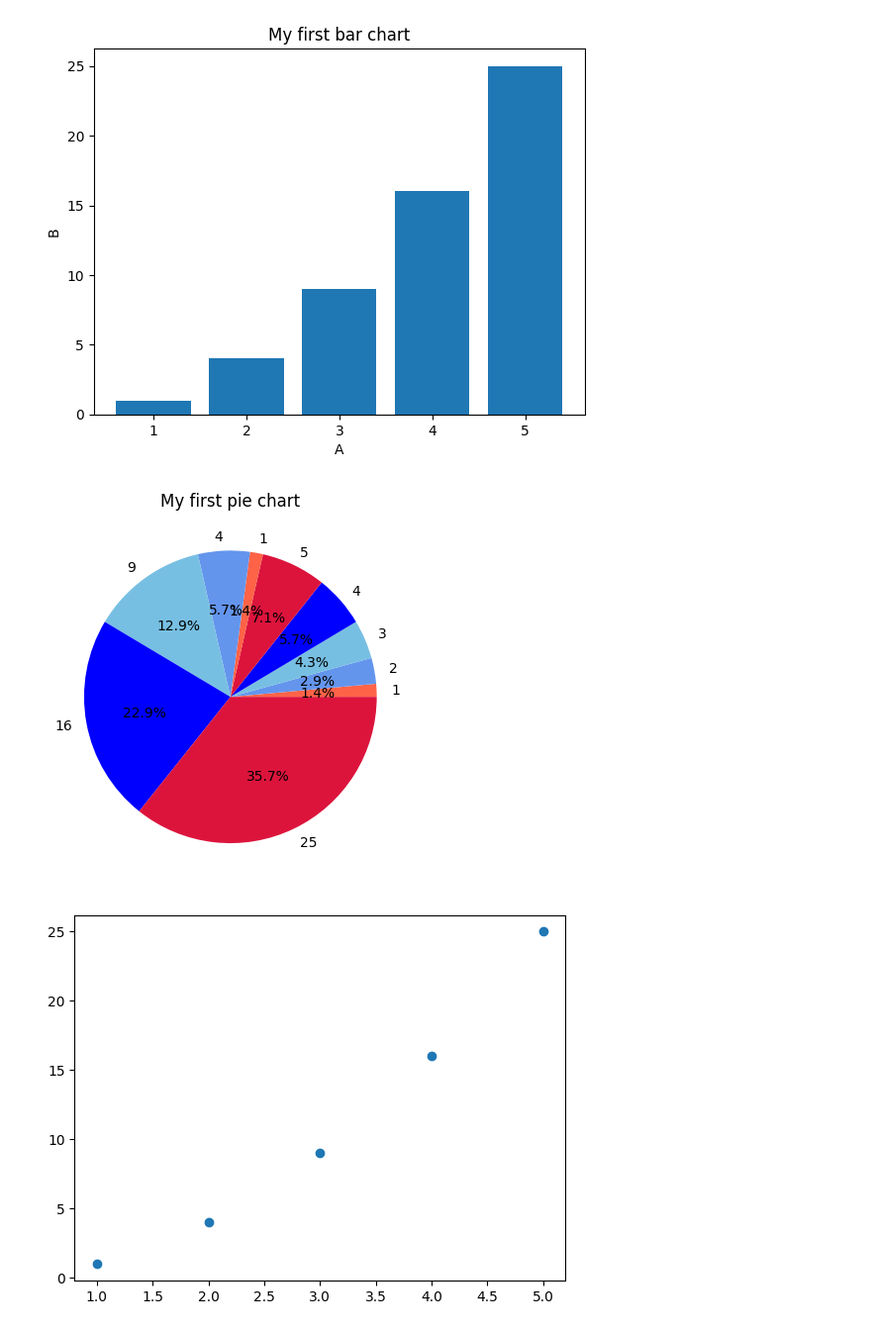
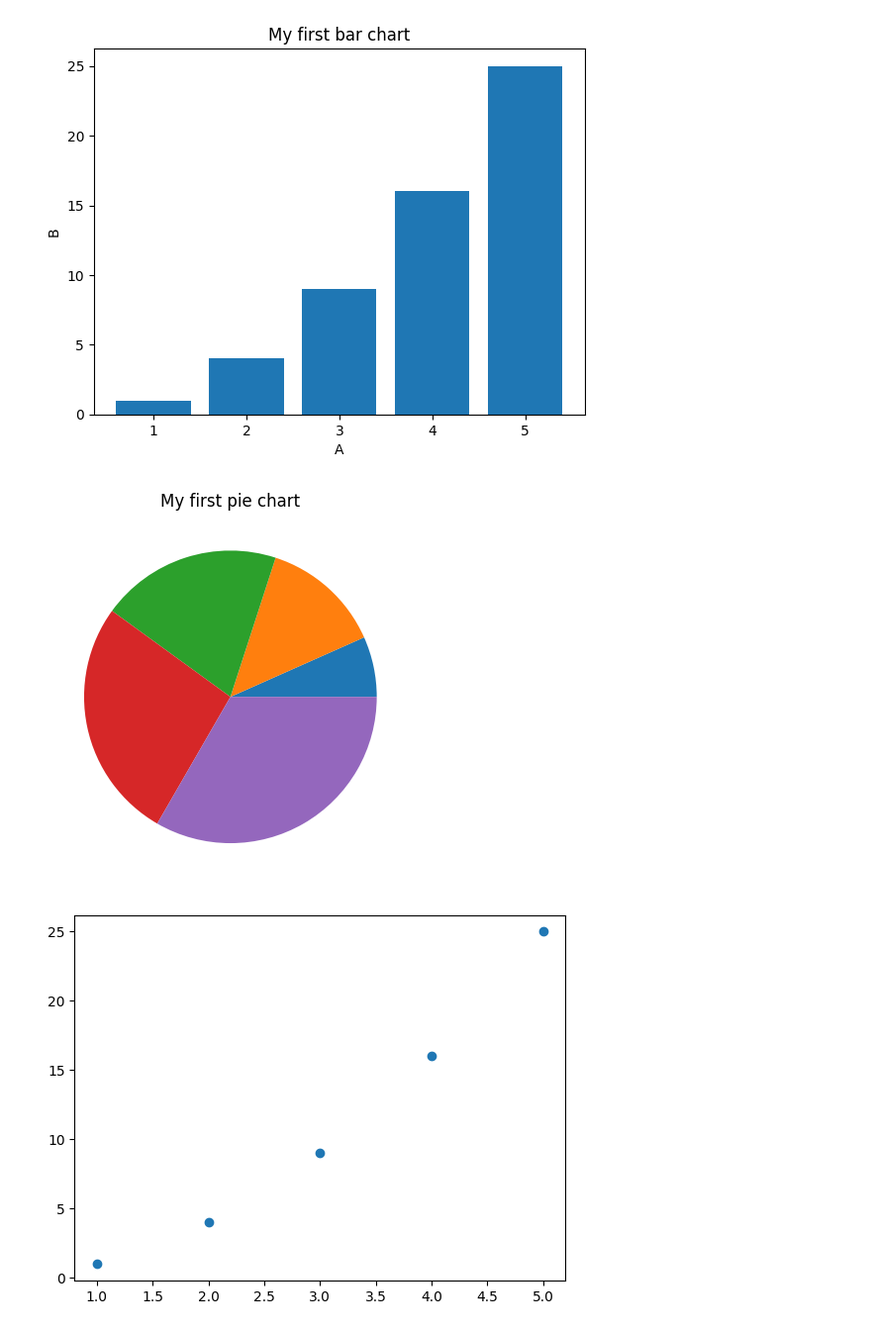
Before and after one commit to Lettush/DPH01, a Jupyter notebook: [7] Data Visualization/data_visualization.ipynb, the cells around one changed output. Shown at 99% size. Saved outputs shown, nothing was run; the diff lists cells and outputs as text; code cells hidden in the pictures.

```diff
--- a/[7] Data Visualization/data_visualization.ipynb
+++ b/[7] Data Visualization/data_visualization.ipynb
@@ -75,16 +61,17 @@ plt.show()
 # %%
 # Combining two series into one
 combined = pd.concat([df["a"], df["b"]])
 
 # Generating a pie chart
-plt.pie(combined, labels=combined, colors=['tomato', 'cornflowerblue', '#77BFE2', 'blue', 'crimson'], autopct="%1.1f%%")
+plt.pie(df["a"])
+# plt.pie(combined, labels=combined, colors=['tomato', 'cornflowerblue', '#77BFE2', 'blue', 'crimson'], autopct="%1.1f%%")
 
 # Set the title of the plot
 plt.title('My first pie chart')
 
 plt.show()
 # %% [output]
-[figure, old version]
+[figure, new version]
 # %%
 # Scatter chart
 plt.scatter(df["a"], df["b"])
```
Also changed, not shown: parts of 3 cells of this notebook, 3 other files.
